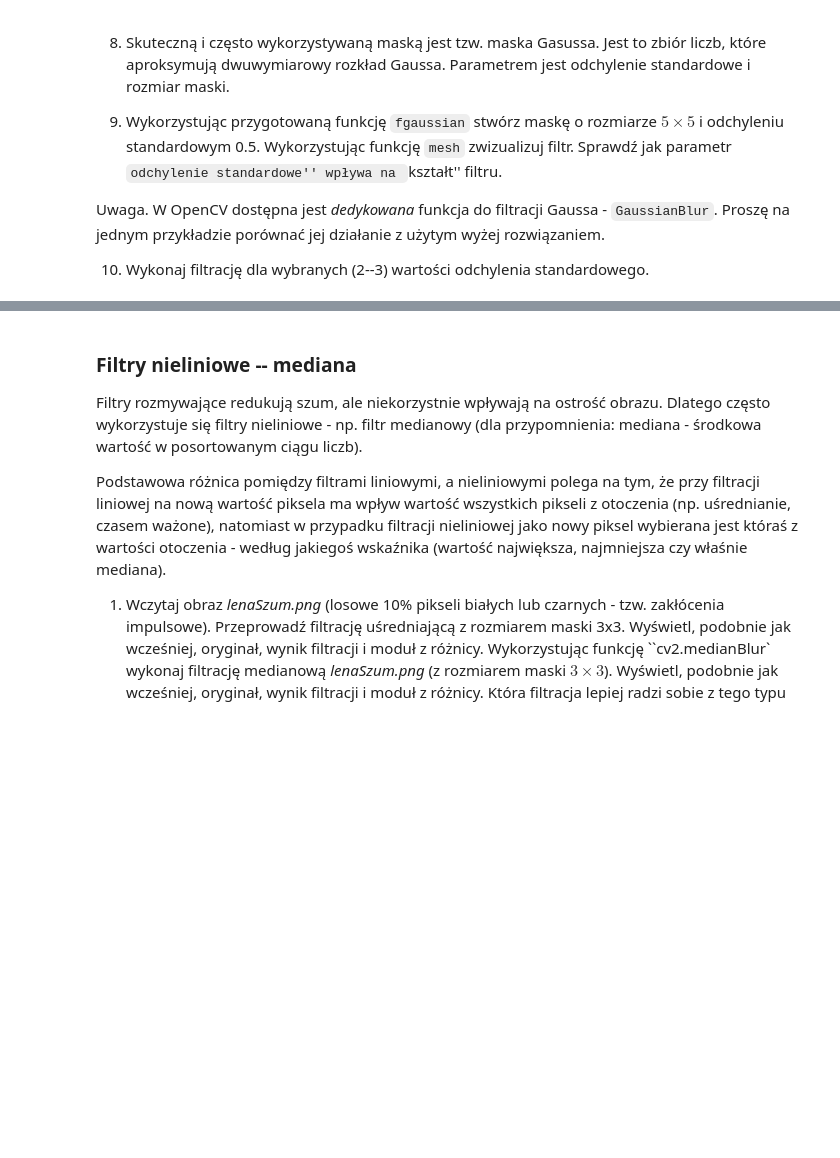
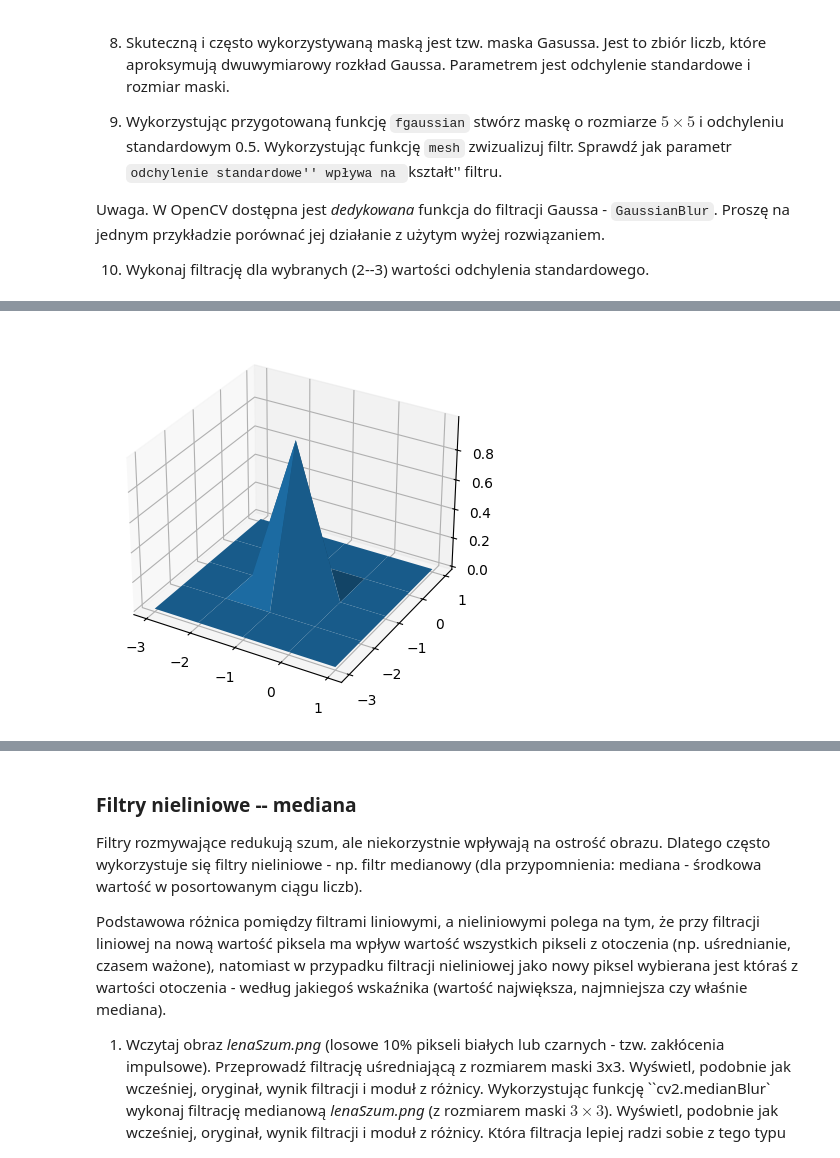
Before and after one commit to kpiotr6/WDCPO, a Jupyter notebook: lab6/06_context.ipynb, the cells around one changed output, grey strips where cells are left out. Saved outputs shown, nothing was run; the diff lists cells and outputs as text; code cells hidden in the pictures; blank space fills up the shorter version.

```diff
--- a/lab6/06_context.ipynb
+++ b/lab6/06_context.ipynb
@@ -137,0 +149,5 @@ mesh(fg,5)
+# %%
+fg = fgaussian(5,0.2)
+mesh(fg,5)
+# %% [output]
+[figure, added]
```
Also changed, not shown: parts of 15 cells of this notebook, 15 other files.
